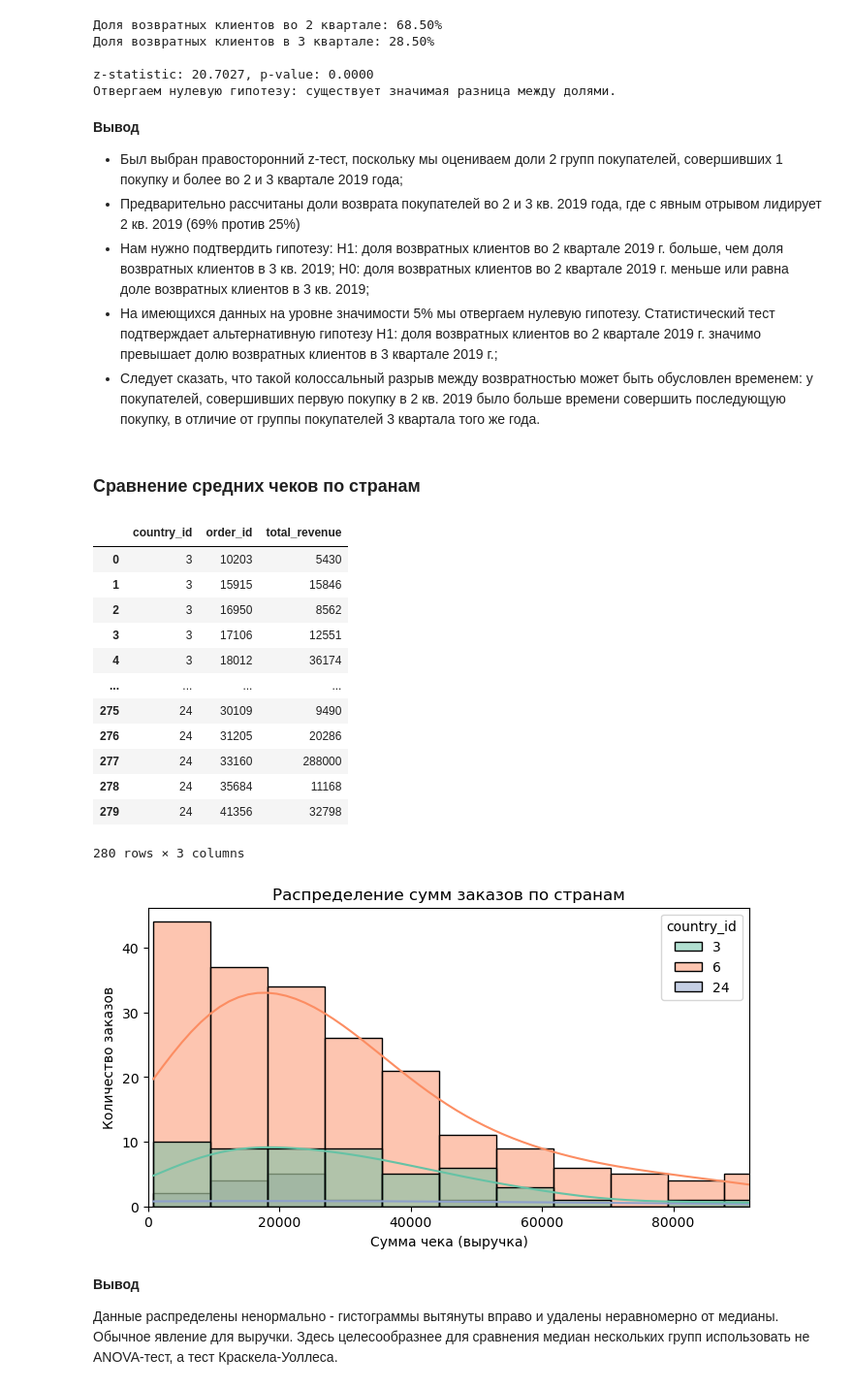
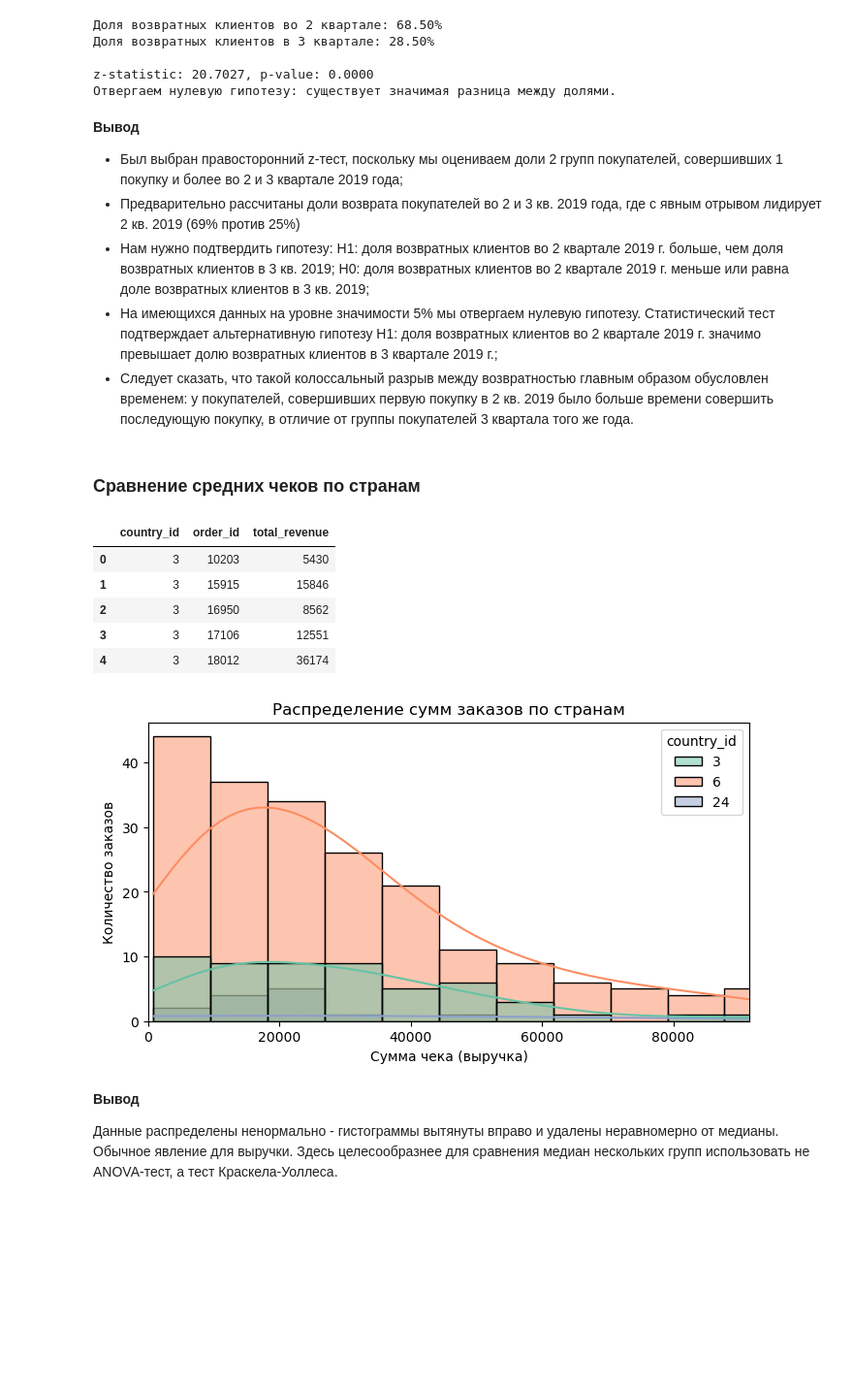
Before and after one commit to ilazarev97/data-analysis-project, a Jupyter notebook: gift_shop_project.ipynb, the cells around one changed output. Shown at 97% size. Cells and saved outputs as stored; diff of their text form; code cells hidden in the pictures; blank space fills up the shorter version.

```diff
--- a/gift_shop_project.ipynb
+++ b/gift_shop_project.ipynb
@@ -947,43 +927,36 @@ z-statistic: 20.7027, p-value: 0.0000
 H1: доля возвратных клиентов во 2 квартале 2019 г. больше, чем доля возвратных клиентов в 3 кв. 2019;
 H0: доля возвратных клиентов во 2 квартале 2019 г. меньше или равна доле возвратных клиентов в 3 кв. 2019;
 - На имеющихся данных на уровне значимости 5% мы отвергаем нулевую гипотезу. Статистический тест подтверждает альтернативную гипотезу H1: доля возвратных клиентов во 2 квартале 2019 г. значимо превышает долю возвратных клиентов в 3 квартале 2019 г.;
-- Следует сказать, что такой колоссальный разрыв между возвратностью может быть обусловлен временем: у покупателей, совершивших первую покупку в 2 кв. 2019 было больше времени совершить последующую покупку, в отличие от группы покупателей 3 квартала того же года.
+- Следует сказать, что такой колоссальный разрыв между возвратностью главным образом обусловлен временем: у покупателей, совершивших первую покупку в 2 кв. 2019 было больше времени совершить последующую покупку, в отличие от группы покупателей 3 квартала того же года.
 # %% [markdown]
 ### Сравнение средних чеков по странам
 # %%
 # Сравним средние чеки в странах с country_id, равному 3, 6 и 24.
 # На основе статистических тестов сделаем вывод о том, отличаются ли средние чеки в этих странах или нет.
 # Сделаем df по указанным id стран
 df_orders_country = df_clean.loc[df_clean['country_id'].isin([3, 6, 24])] \
                     .groupby(['country_id', 'order_id']) \
                     .agg({'total_revenue': 'sum'}).reset_index()
-display(df_orders_country)
+display(df_orders_country.head())
 
 # Построим график, чтобы понять какое у нас распределение данных:
 plt.figure(figsize=(8,4))
 
 # Строим график-гистограмму распределения выручки:
 sns.histplot(data=df_orders_country, x='total_revenue', hue='country_id', kde=True, palette='Set2', alpha=0.5)
 
 plt.title('Распределение сумм заказов по странам')
 plt.xlabel('Сумма чека (выручка)')
 plt.ylabel('Количество заказов')
 plt.xlim(0, df_orders_country['total_revenue'].quantile(0.95))
 plt.show()
 # %% [output]
 |  | country_id | order_id | total_revenue |
 | 0 | 3 | 10203 | 5430 |
 | 1 | 3 | 15915 | 15846 |
 | 2 | 3 | 16950 | 8562 |
 | 3 | 3 | 17106 | 12551 |
 | 4 | 3 | 18012 | 36174 |
-| ... | ... | ... | ... |
-| 275 | 24 | 30109 | 9490 |
-| 276 | 24 | 31205 | 20286 |
-| 277 | 24 | 33160 | 288000 |
-| 278 | 24 | 35684 | 11168 |
-| 279 | 24 | 41356 | 32798 |
-280 rows × 3 columns
 [figure]
 # %% [markdown]
 **Вывод**
```
Also changed, not shown: parts of 11 cells of this notebook, 1 other file.
